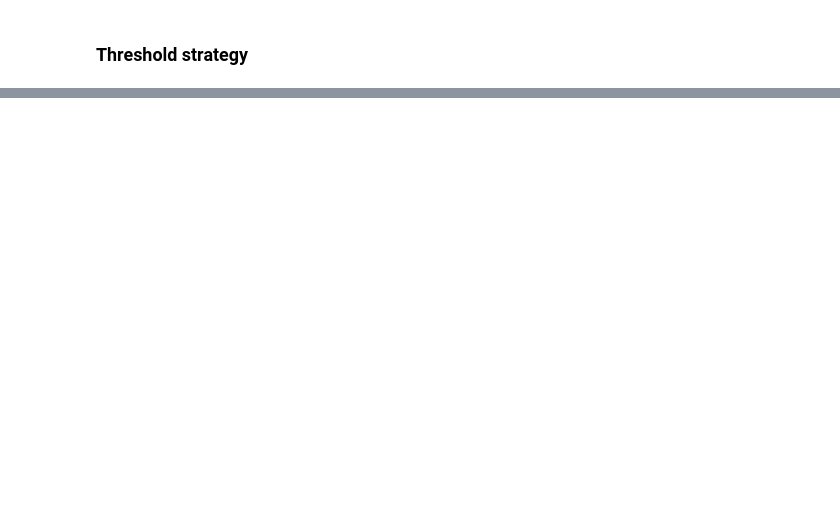
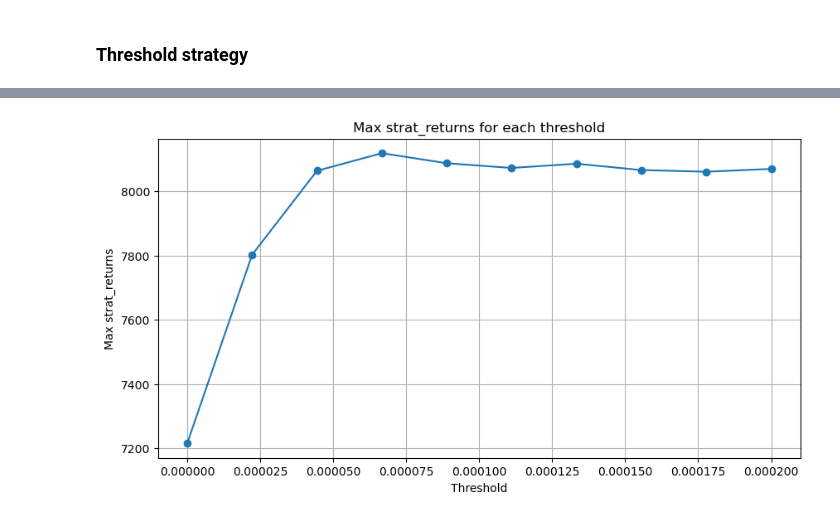
Before and after one commit to Aidasvenc/funding-rate-trading, a Jupyter notebook: Strategy.ipynb, the cells around one changed output, grey strips where cells are left out. Saved outputs shown, nothing was run; the diff lists cells and outputs as text; code cells hidden in the pictures; blank space fills up the shorter version.

```diff
--- a/Strategy.ipynb
+++ b/Strategy.ipynb
@@ -271,0 +229,4 @@ plt.show()  # Display the plot
+# %%
+for data_threshold in data_thresholds:
+    display(data_threshold.describe())
+    print("\n")  # Pour ajouter une ligne vide entre chaque description
@@ -271,0 +324,13 @@ plt.show()  # Display the plot
+# %%
+# Récupérer le maximum de strat_returns pour chaque data_threshold
+max_strat_returns = [data_threshold['strat_returns'].max() for data_threshold in data_thresholds]
+
+plt.figure(figsize=(10, 5))
+plt.plot(thresholds, max_strat_returns, marker='o')
+plt.title('Max strat_returns for each threshold')
+plt.xlabel('Threshold')
+plt.ylabel('Max strat_returns')
+plt.grid(True)
+plt.show()
+# %% [output]
+[figure, added]
```
Also changed, not shown: parts of 27 cells of this notebook.
